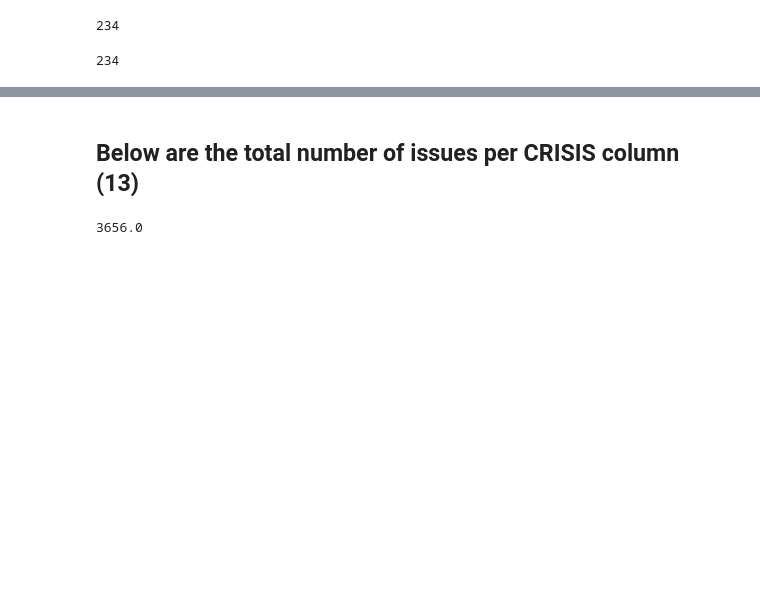
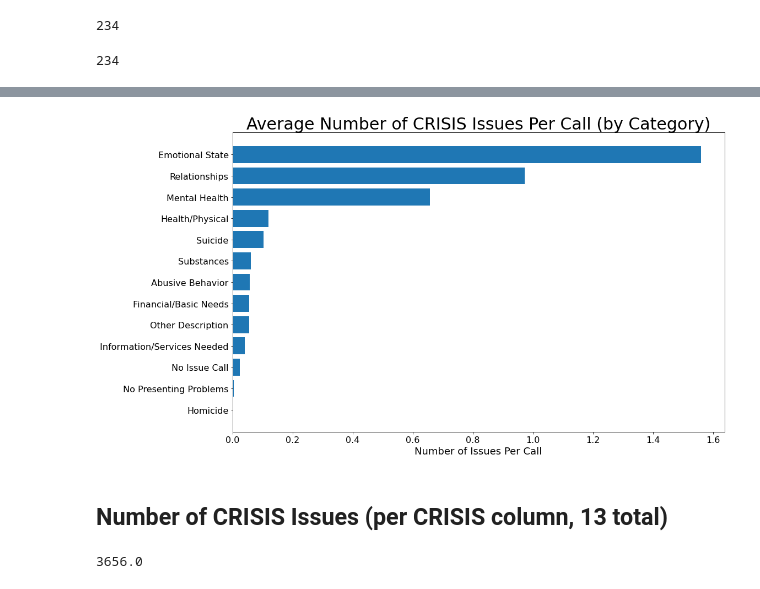
Before and after one commit to NSS-Data-Analytics-Cohort-6/fcs-crisis-data-campers, a Jupyter notebook: notebooks/FCS_project_datacampers.ipynb, the cells around one changed output, grey strips where cells are left out. Cells and saved outputs as stored; diff of their text form; code cells hidden in the pictures; blank space fills up the shorter version.

```diff
--- a/notebooks/FCS_project_datacampers.ipynb
+++ b/notebooks/FCS_project_datacampers.ipynb
@@ -506,0 +502,9 @@ ab.sum()
+# %%
+CRISIS_Issues = ['Abusive Behavior', 'Emotional State','Financial/Basic Needs','Health/Physical','Homicide','Information/Services Needed','Mental Health','No Issue Call','Other Description','Relationships','Substances','Suicide','No Presenting Problems']
+issue_count_by_col = [a,b,c,d,e,f,g,h,i,j,k,l,m]
+
+# icbc = issue count by category
+icbc = pd.DataFrame(list(zip(CRISIS_Issues, issue_count_by_col)),
+                   columns=['Issue_Category','Number_of_Issues_Per_Call'])
+icbc_sorted = icbc.sort_values('Number_of_Issues_Per_Call', ascending=True)
+icbc_sorted
@@ -507,5 +537,15 @@ ab.sum()
+# %%
+plt.figure(figsize=(16, 10))
+plt.barh(icbc_sorted.Issue_Category, icbc_sorted.Number_of_Issues_Per_Call)
+plt.xticks(rotation = 0, fontsize=16)
+plt.xlabel('Number of Issues Per Call', fontsize=18)
+#plt.ylabel('CRISIS Issue Category', fontsize=18)
+plt.yticks(fontsize=16)
+plt.title('Average Number of CRISIS Issues Per Call (by Category)', fontsize=30);
+# %% [output]
+[figure, added]
 # %% [markdown]
-## Below are the total number of issues per CRISIS column (13)
+## Number of CRISIS Issues (per CRISIS column, 13 total)
 # %%
 # Total number of abusive behavior issues
 ab = all_ci['CRISIS Issues - Abusive Behavior'].str.count(';')+1
```
Also changed, not shown: parts of 26 cells of this notebook.
